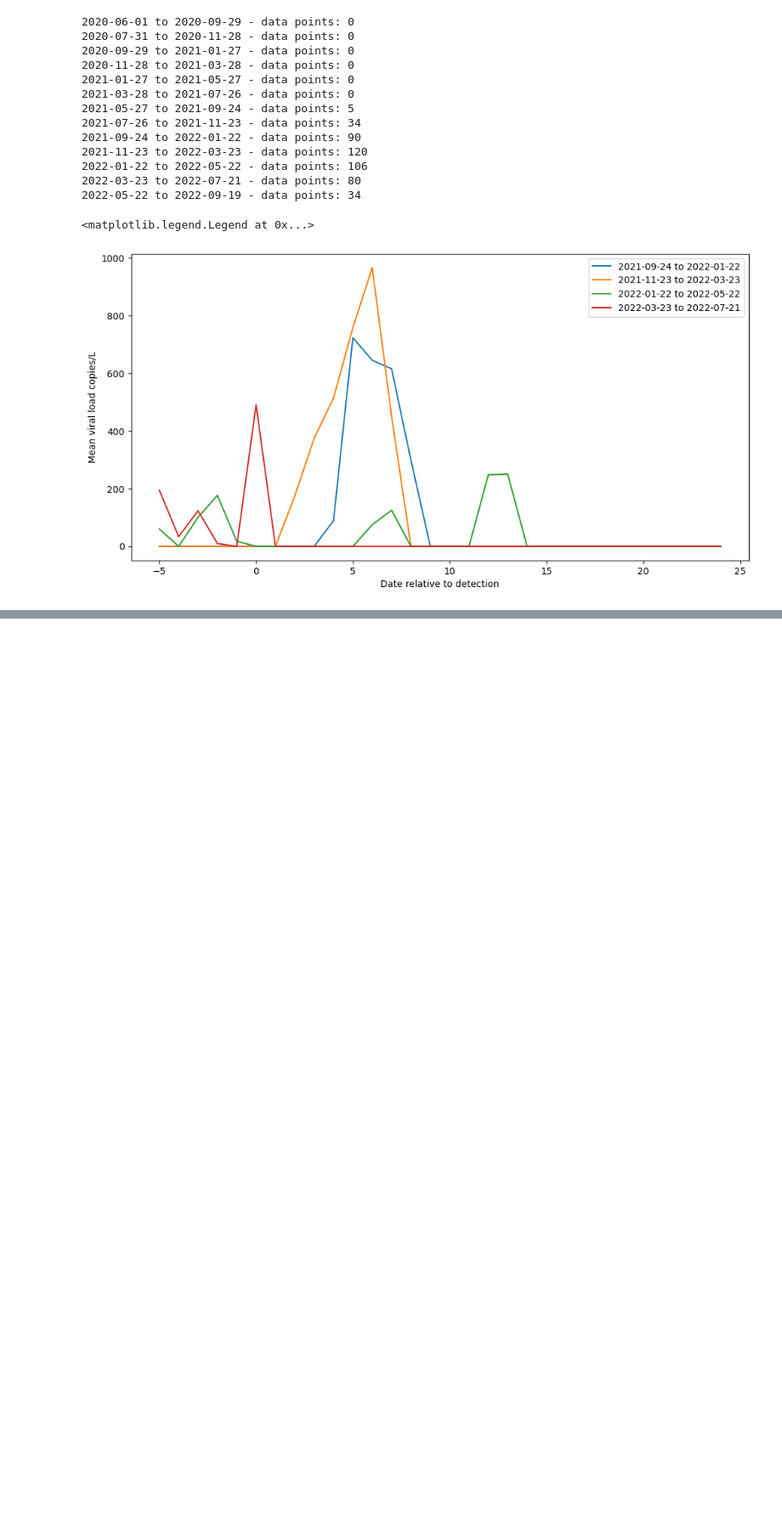
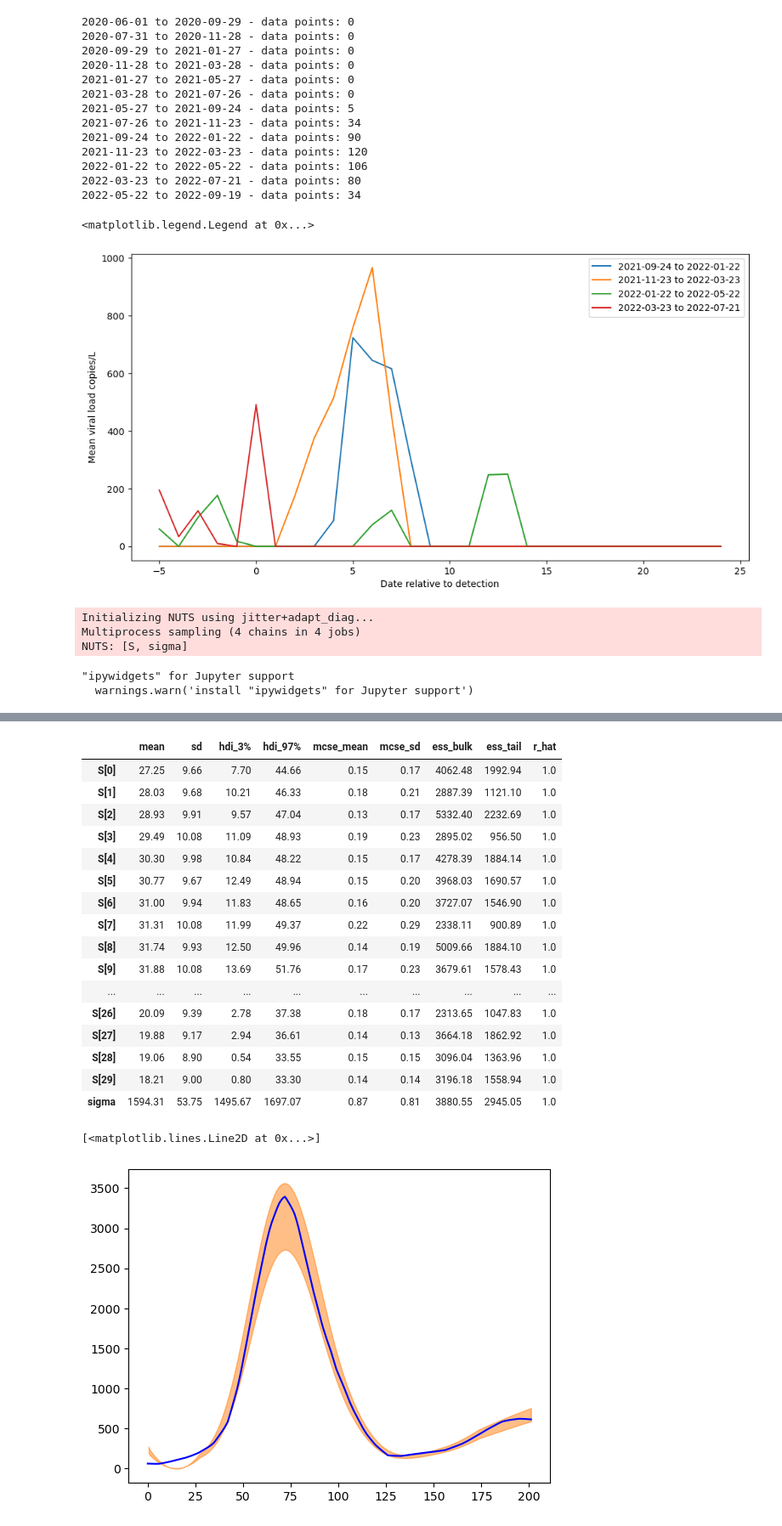
Before and after one commit to elizabethmurphy24/Wastewater-Surveillence, a Jupyter notebook: shedding.ipynb, the cells around one changed output, grey strips where cells are left out. Shown at 85% size. Drawn from its saved outputs; the diff is of its cells as text; code cells hidden in the pictures; blank space fills up the shorter version.

Commit message:
Bayesian

```diff
--- a/shedding.ipynb
+++ b/shedding.ipynb
@@ -556,4 +557,47 @@ plt.legend()
 <matplotlib.legend.Legend at 0x...>
 [figure]
 # %%
-# Modeling S as a Distribution (Bayesian Approach)
+# Bayesian approach
+import pymc as pm
+import arviz as az
+# start & end dates from first code chunk (2020-06-01 to 2022-07-01)
+
+N = 30
+F = 5
+
+X = np.array([cdf['Mean viral gene copies/L'].values[(j-F):(j+N-F)] for j in range(F,(cdf.shape[0]-N+F))])/cdf['Mean viral gene copies/L'].mean()
+Y = cdf['cases'].values[F:(len(cdf['cases'])-N+F)]
+
+# Bayesian model
+with pm.Model() as shedding_model:
+    # Place priors on S (enforces non-negativity)
+    S = pm.HalfNormal("S", sigma=10, shape=N)
+
+    # Allows uncertainty in case counts
+    sigma = pm.HalfNormal("sigma", sigma=100)
+
+    # Models Y as a convolution of VL with shedding kernel
+    mu = pm.math.dot(X, S)
+
+    # Likelihood (assumes normally-distributed residuals)
+    Y_obs = pm.Normal("Y_obs", mu=mu, sigma=sigma, observed=Y)
+
+    # Inference
+    trace = pm.sample(1000, tune=1000, target_accept=0.9, return_inferencedata=True)
+
+
+with shedding_model:
+    display(az.summary(trace, round_to=2))
+
+# plotting the predicted cases
+mu_samples = trace.posterior["S"].values @ X.T
+az.plot_hdi(np.arange(len(Y)), mu_samples, hdi_prob=0.95)
+# plt.plot(Y, label="Observed", color="black")
+plt.plot(mu_samples.mean(axis=(0, 1)), label="Mean Prediction", color="blue")
+# plt.legend()
+# %% [output]
+Initializing NUTS using jitter+adapt_diag...
+Multiprocess sampling (4 chains in 4 jobs)
+NUTS: [S, sigma]
+"ipywidgets" for Jupyter support
+  warnings.warn('install "ipywidgets" for Jupyter support')
@@ -559,0 +606,19 @@ plt.legend()
+|  | mean | sd | hdi_3% | hdi_97% | mcse_mean | mcse_sd | ess_bulk | ess_tail | r_hat |
+| S[0] | 27.25 | 9.66 | 7.70 | 44.66 | 0.15 | 0.17 | 4062.48 | 1992.94 | 1.0 |
+| S[1] | 28.03 | 9.68 | 10.21 | 46.33 | 0.18 | 0.21 | 2887.39 | 1121.10 | 1.0 |
+| S[2] | 28.93 | 9.91 | 9.57 | 47.04 | 0.13 | 0.17 | 5332.40 | 2232.69 | 1.0 |
+| S[3] | 29.49 | 10.08 | 11.09 | 48.93 | 0.19 | 0.23 | 2895.02 | 956.50 | 1.0 |
+| S[4] | 30.30 | 9.98 | 10.84 | 48.22 | 0.15 | 0.17 | 4278.39 | 1884.14 | 1.0 |
+| S[5] | 30.77 | 9.67 | 12.49 | 48.94 | 0.15 | 0.20 | 3968.03 | 1690.57 | 1.0 |
+| S[6] | 31.00 | 9.94 | 11.83 | 48.65 | 0.16 | 0.20 | 3727.07 | 1546.90 | 1.0 |
+| S[7] | 31.31 | 10.08 | 11.99 | 49.37 | 0.22 | 0.29 | 2338.11 | 900.89 | 1.0 |
+| S[8] | 31.74 | 9.93 | 12.50 | 49.96 | 0.14 | 0.19 | 5009.66 | 1884.10 | 1.0 |
+| S[9] | 31.88 | 10.08 | 13.69 | 51.76 | 0.17 | 0.23 | 3679.61 | 1578.43 | 1.0 |
+| ... | ... | ... | ... | ... | ... | ... | ... | ... | ... |
+| S[26] | 20.09 | 9.39 | 2.78 | 37.38 | 0.18 | 0.17 | 2313.65 | 1047.83 | 1.0 |
+| S[27] | 19.88 | 9.17 | 2.94 | 36.61 | 0.14 | 0.13 | 3664.18 | 1862.92 | 1.0 |
+| S[28] | 19.06 | 8.90 | 0.54 | 33.55 | 0.15 | 0.15 | 3096.04 | 1363.96 | 1.0 |
+| S[29] | 18.21 | 9.00 | 0.80 | 33.30 | 0.14 | 0.14 | 3196.18 | 1558.94 | 1.0 |
+| sigma | 1594.31 | 53.75 | 1495.67 | 1697.07 | 0.87 | 0.81 | 3880.55 | 2945.05 | 1.0 |
+[<matplotlib.lines.Line2D at 0x...>]
+[figure, added]
```
Also changed, not shown: parts of 8 cells of this notebook.
